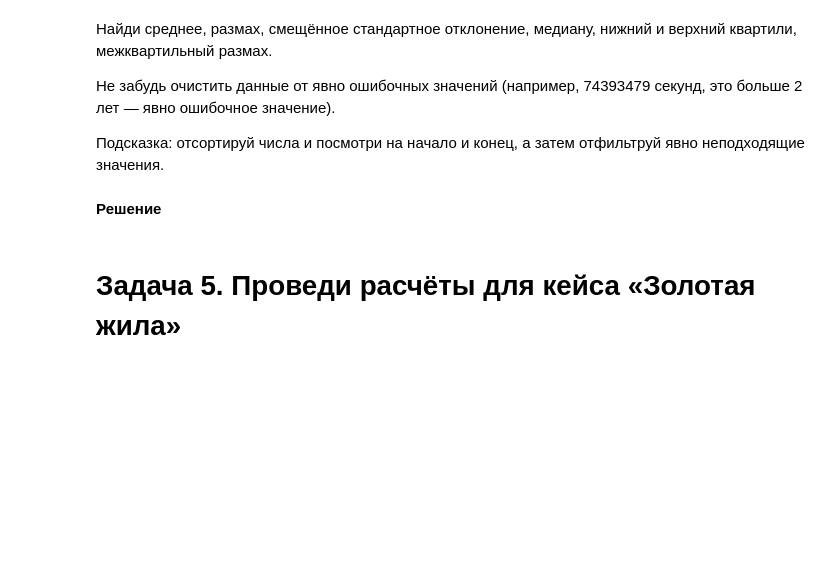
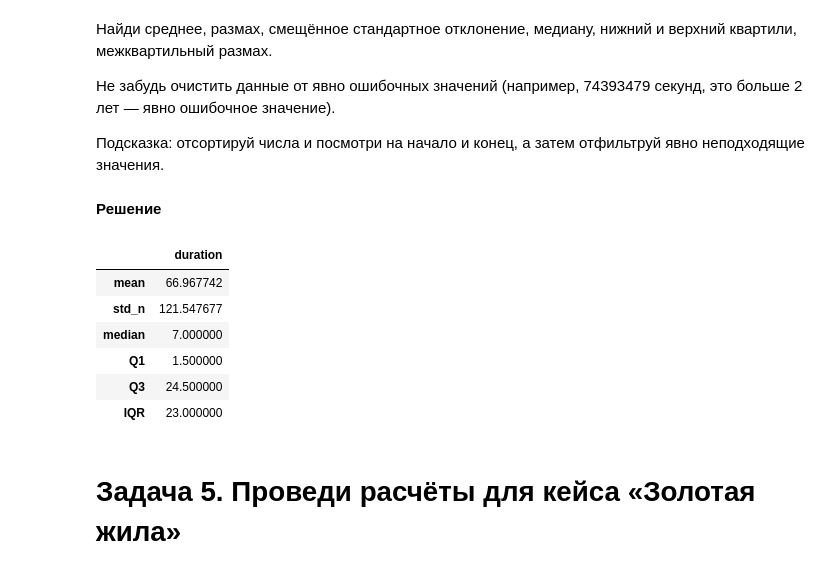
Before and after one commit to stakancheck/cu-colab-statistic, a Jupyter notebook: cu_stat_hw01.ipynb, the cells around one changed output. Saved outputs shown, nothing was run; the diff lists cells and outputs as text; code cells hidden in the pictures; blank space fills up the shorter version.

```diff
--- a/cu_stat_hw01.ipynb
+++ b/cu_stat_hw01.ipynb
@@ -319,3 +317,44 @@ np.float64(15.0)
+# %%
+# Твоё решение тут
+
+import pandas as pd
+
+df = pd.read_csv("https://raw.githubusercontent.com/zalig/cu-datasets/main/01_duration.csv")
+
+# Проверим "мусор"
+# df['duration'].sort_values().tail()
+
+df = df[(df['duration'] >= 0) & (df['duration'] < 1000)][['duration']]
+
+def Q1(x):
+    return x.quantile(0.25)
+
+
+def Q3(x):
+    return x.quantile(0.75)
+
+
+def std_n(x):
+    return x.std(ddof=0)
+
+
+def IQR(x):
+    return Q3(x) - Q1(x)
+
+
+def rng(x):
+    return max(x) - min(x)
+
+
+df.agg(["mean", std_n, "median", Q1, Q3, IQR])
+# %% [output]
+|  | duration |
+| mean | 66.967742 |
+| std_n | 121.547677 |
+| median | 7.000000 |
+| Q1 | 1.500000 |
+| Q3 | 24.500000 |
+| IQR | 23.000000 |
 # %% [markdown]
 # Задача 5. Проведи расчёты для кейса «Золотая жила»
 # %% [markdown]
```
Also changed, not shown: parts of 15 cells of this notebook.
